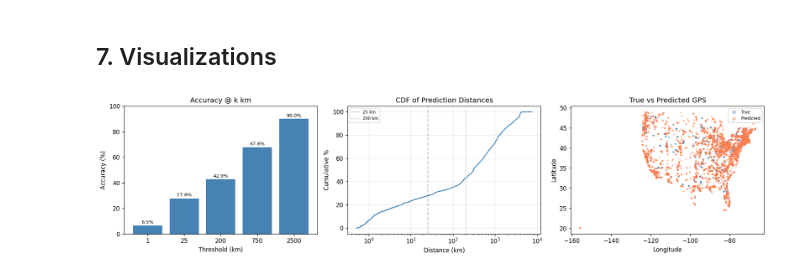
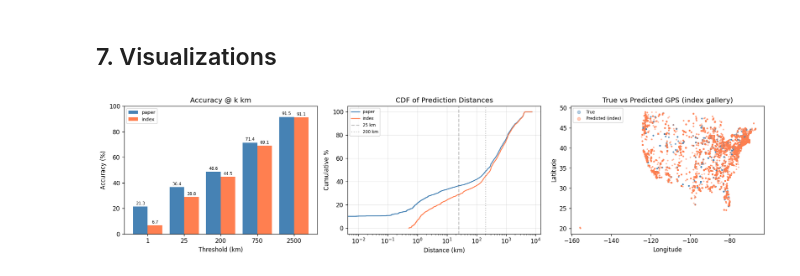
Before and after one commit to nickiliak/Multimodal-Geo-Spatial-Learning, a Jupyter notebook: notebooks/team/03_geoclip_zeroshot.ipynb, the cells around one changed output. Drawn from its saved outputs; the diff is of its cells as text; code cells hidden in the pictures.

```diff
--- a/notebooks/team/03_geoclip_zeroshot.ipynb
+++ b/notebooks/team/03_geoclip_zeroshot.ipynb
@@ -104,10 +110,14 @@ All query images found.
 # %% [markdown]
 ## 5. Run Inference
 # %%
-t0 = time.time()
-pred_coords = baseline.predict_batch(
-    image_paths, batch_size=cfg["inference"]["batch_size"]
-)
-
-elapsed = time.time() - t0
-print(f"Inference complete: {len(pred_coords)} predictions in {elapsed:.1f}s")
+# Run inference once per gallery source. Model weights stay the same; only the
+# gallery (GPS embeddings cached inside baseline) changes between runs.
+predictions = {}
+for source, coords in galleries.items():
+    print(f"\n[{source}] build_gallery ({len(coords):,} GPS points)…")
+    baseline.build_gallery(coords)
+    t0 = time.time()
+    predictions[source] = baseline.predict_batch(
+        image_paths, batch_size=cfg["inference"]["batch_size"]
+    )
+    print(f"[{source}] {len(predictions[source])} predictions in {time.time() - t0:.1f}s")
@@ -142,45 +165,57 @@ Mean error: 765.8 km
 # %% [markdown]
 ## 7. Visualizations
 # %%
+colors = {"paper": "steelblue", "index": "coral"}
 fig, axes = plt.subplots(1, 3, figsize=(16, 4))
 
-# (a) Bar chart: accuracy at each threshold
+# (a) grouped bar chart: accuracy @ k km per source
 ax = axes[0]
-ax.bar([str(t) for t in thresholds], [results[t] * 100 for t in thresholds], color="steelblue")
+x = np.arange(len(thresholds))
+width = 0.4
+for i, source in enumerate(GALLERY_SOURCES):
+    vals = [results_by_source[source][t] * 100 for t in thresholds]
+    offset = (i - (len(GALLERY_SOURCES) - 1) / 2) * width
+    ax.bar(x + offset, vals, width, label=source, color=colors[source])
+    for xi, v in zip(x + offset, vals):
+        ax.text(xi, v + 1.5, f"{v:.1f}", ha="center", fontsize=7)
+ax.set_xticks(x)
+ax.set_xticklabels([str(t) for t in thresholds])
 ax.set_xlabel("Threshold (km)")
 ax.set_ylabel("Accuracy (%)")
 ax.set_title("Accuracy @ k km")
 ax.set_ylim(0, 100)
-for i, t in enumerate(thresholds):
-    ax.text(i, results[t] * 100 + 1.5, f"{results[t]*100:.1f}%", ha="center", fontsize=8)
+ax.legend(fontsize=8)
 
-# (b) CDF of prediction distances
+# (b) CDF of prediction distances — one line per source
 ax = axes[1]
-sorted_dist = np.sort(distances)
-cdf = np.arange(1, len(sorted_dist) + 1) / len(sorted_dist)
-ax.plot(sorted_dist, cdf * 100, color="steelblue", linewidth=1.5)
+for source in GALLERY_SOURCES:
+    d = np.sort(distances_by_source[source])
+    cdf = np.arange(1, len(d) + 1) / len(d)
+    ax.plot(d, cdf * 100, linewidth=1.5, color=colors[source], label=source)
 ax.set_xscale("log")
 ax.set_xlabel("Distance (km)")
 ax.set_ylabel("Cumulative %")
 ax.set_title("CDF of Prediction Distances")
 ax.axvline(25, color="gray", linestyle="--", alpha=0.5, label="25 km")
 ax.axvline(200, color="gray", linestyle=":", alpha=0.5, label="200 km")
 ax.legend(fontsize=7)
 ax.grid(True, alpha=0.3)
 
-# (c) Scatter: true vs predicted GPS
+# (c) Scatter: true vs predicted GPS — use the 'index' predictions (realistic spread;
+# 'paper' predictions would overlap true exactly because query GT is in the gallery).
 ax = axes[2]
-ax.scatter(true_lon, true_lat, s=3, alpha=0.4, label="True", color="steelblue")
-ax.scatter(pred_lon, pred_lat, s=3, alpha=0.4, label="Predicted", color="coral")
+preds = predictions["index"]
+ax.scatter(true_coords[:, 1], true_coords[:, 0], s=3, alpha=0.4, label="True", color="steelblue")
+ax.scatter(preds[:, 1], preds[:, 0], s=3, alpha=0.4, label="Predicted (index)", color="coral")
 ax.set_xlabel("Longitude")
 ax.set_ylabel("Latitude")
-ax.set_title("True vs Predicted GPS")
+ax.set_title("True vs Predicted GPS (index gallery)")
 ax.legend(fontsize=7, markerscale=3)
 
 plt.tight_layout()
 plt.show()
 # %% [output]
-[figure, old version]
+[figure, new version]
 # %% [markdown]
 ## 8. Summary for Zero Shot
 
```
Also changed, not shown: parts of 5 cells of this notebook.
